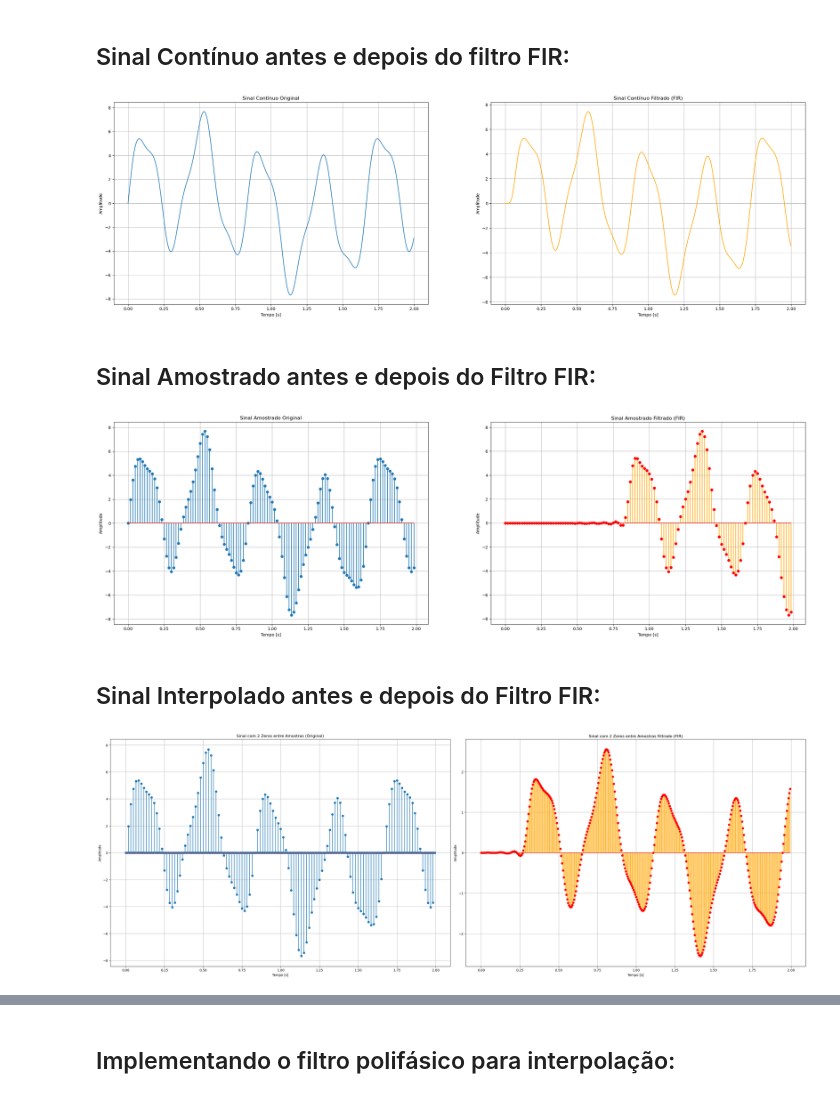
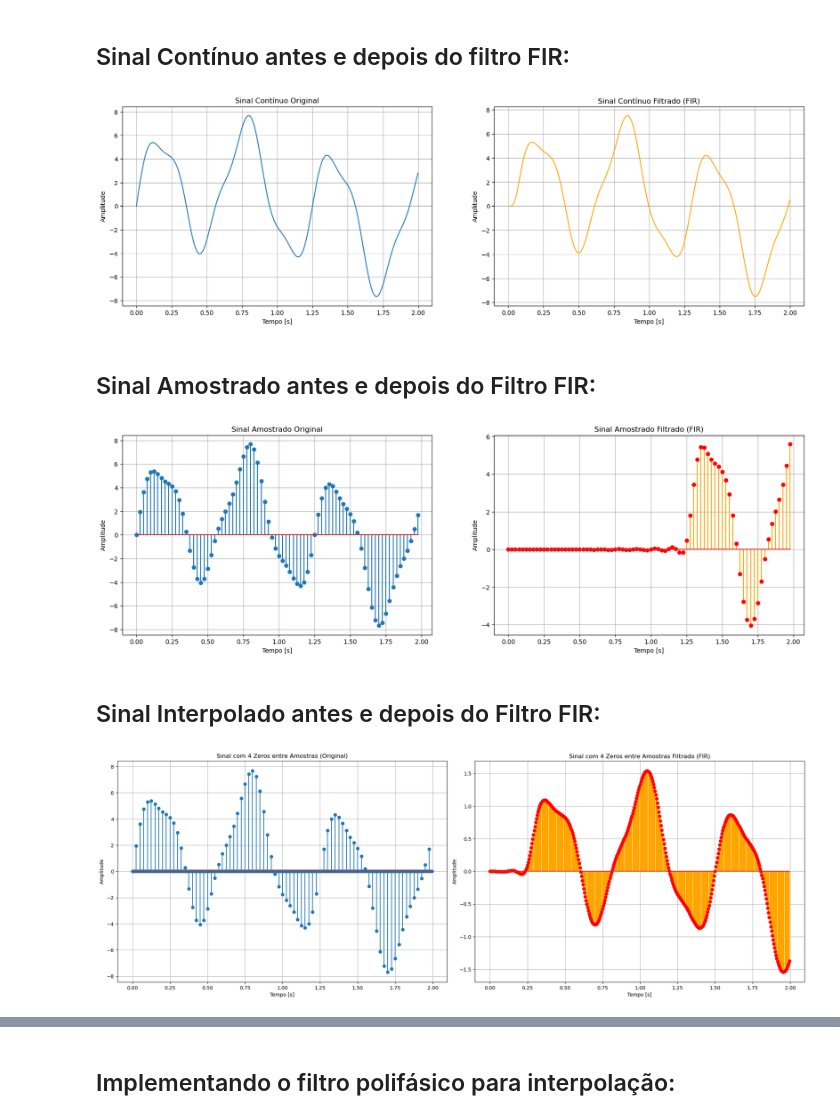
Before and after one commit to V-Emanuel/PDS, a Jupyter notebook: polyphase_filter.ipynb, the cells around one changed output, grey strips where cells are left out. Cells and saved outputs as stored; diff of their text form; code cells hidden in the pictures.

```diff
--- a/polyphase_filter.ipynb
+++ b/polyphase_filter.ipynb
@@ -7,5 +7,5 @@ from scipy import signal
 # %%
-frequencia = 6
+frequencia = 4
 fs_continuo = 1000
 fs_amostrado = 10 * frequencia
 
@@ -22,12 +22,12 @@ ruido_amostrado = (np.sin(2 * np.pi * frequencia * t_amostrado) +
 # %% [markdown]
 ## Fazendo a interpolação do sinal amostrado por 3:
 # %%
-n = 2
+L = 4
 
-ruido_decimado = np.zeros(len(ruido_amostrado) * (n + 1))
-ruido_decimado[::(n + 1)] = ruido_amostrado
+ruido_decimado = np.zeros(len(ruido_amostrado) * (L + 1))
+ruido_decimado[::(L + 1)] = ruido_amostrado
 
-t_decimado = np.arange(0, 2, 1/(fs_amostrado * (n + 1)))
+t_decimado = np.arange(0, 2, 1/(fs_amostrado * (L + 1)))
 # %% [markdown]
 ## Passando os sinais por um filtro FIR :
 # %%
@@ -44,13 +44,13 @@ filtro_fir_amostrado = signal.firwin(numtaps, cutoff_freq / nyquist_rate_amostra
 
 sinal_filtrado_amostrado = signal.lfilter(filtro_fir_amostrado, 1.0, ruido_amostrado)
 
-filtro_fir_decimado = signal.firwin(numtaps, cutoff_freq / (fs_amostrado * (n + 1) / 2))
+filtro_fir_decimado = signal.firwin(numtaps, cutoff_freq / (fs_amostrado * (L + 1) / 2))
 
 sinal_filtrado_decimado = signal.lfilter(filtro_fir_decimado, 1.0, ruido_decimado)
 # %% [markdown]
 ## Sinal Contínuo antes e depois do filtro FIR:
 # %%
-plt.figure(figsize=(30, 30))
+plt.figure(figsize=(20, 20))
 
 plt.subplot(3, 2, 1)
 plt.plot(t_continuo, ruido_continuo, label='Original')
@@ -66,11 +66,11 @@ plt.xlabel('Tempo [s]')
 plt.ylabel('Amplitude')
 plt.grid(True)
 # %% [output]
-[figure, old version]
+[figure, new version]
 # %% [markdown]
 ## Sinal Amostrado antes e depois do Filtro FIR:
 # %%
-plt.figure(figsize=(30, 30))
+plt.figure(figsize=(20, 20))
 
 plt.subplot(3, 2, 3)
 plt.stem(t_amostrado, ruido_amostrado, label='Original')
@@ -86,30 +86,30 @@ plt.xlabel('Tempo [s]')
 plt.ylabel('Amplitude')
 plt.grid(True)
 # %% [output]
-[figure, old version]
+[figure, new version]
 # %% [markdown]
 ## Sinal Interpolado antes e depois do Filtro FIR:
 # %%
-plt.figure(figsize=(30, 30))
+plt.figure(figsize=(20, 20))
 
 plt.subplot(3, 2, 5)
 plt.stem(t_decimado, ruido_decimado, label='Original')
-plt.title(f'Sinal com {n} Zeros entre Amostras (Original)')
+plt.title(f'Sinal com {L} Zeros entre Amostras (Original)')
 plt.xlabel('Tempo [s]')
 plt.ylabel('Amplitude')
 plt.grid(True)
 
 plt.subplot(3, 2, 6)
 plt.stem(t_decimado, sinal_filtrado_decimado, label='Filtrado', linefmt='orange', markerfmt='ro')
-plt.title(f'Sinal com {n} Zeros entre Amostras Filtrado (FIR)')
+plt.title(f'Sinal com {L} Zeros entre Amostras Filtrado (FIR)')
 plt.xlabel('Tempo [s]')
 plt.ylabel('Amplitude')
 plt.grid(True)
 
 plt.tight_layout()
 plt.show()
 # %% [output]
-[figure, old version]
+[figure, new version]
 # %% [markdown]
 <h4>
     O processo de filtragem do sinal interpolado acima não é otimizado, pois suas amostragem de amplitude zero entram no processo de multiplicação na filtragem, mas elas não trazem contribuição alguma para a informação do sinal
```
Also changed, not shown: parts of 3 cells of this notebook.
